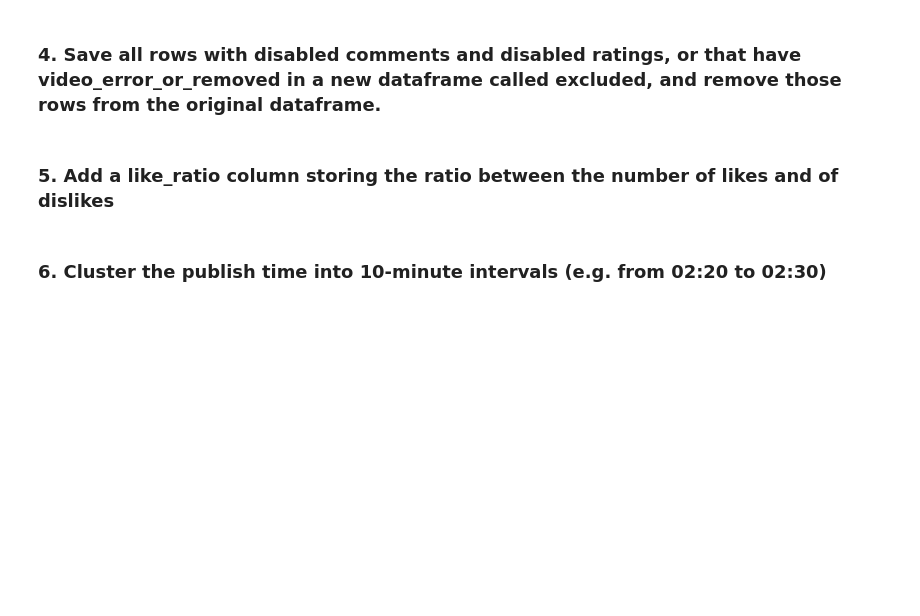
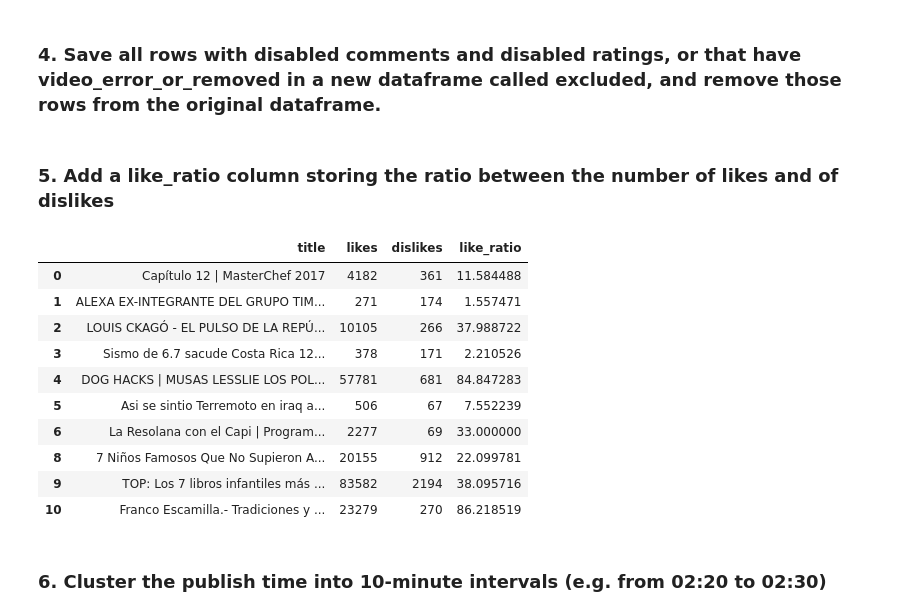
Before and after one commit to meryannjoy/Foundations-of-Computer-Science, a Jupyter notebook: Youtube Trending Notebook.ipynb, the cells around one changed output. Drawn from its saved outputs; the diff is of its cells as text; code cells hidden in the pictures; blank space fills up the shorter version.

```diff
--- a/Youtube Trending Notebook.ipynb
+++ b/Youtube Trending Notebook.ipynb
@@ -94,5 +149,20 @@ df_videos_disabled = df_videos[df_videos["comments_disabled"] | df_videos["video
 df_videos = df_videos.drop(df_videos_disabled.index)
 # %% [markdown]
 ### 5. Add a like_ratio column storing the ratio between the number of likes and of dislikes
+# %%
+df_videos["like_ratio"] = df_videos["likes"] / df_videos["dislikes"].replace(0, 1)
+df_videos[["title", "likes", "dislikes", "like_ratio"]].head(10)
+# %% [output]
+|  | title | likes | dislikes | like_ratio |
+| 0 | Capítulo 12 | MasterChef 2017 | 4182 | 361 | 11.584488 |
+| 1 | ALEXA EX-INTEGRANTE DEL GRUPO TIM... | 271 | 174 | 1.557471 |
+| 2 | LOUIS CKAGÓ - EL PULSO DE LA REPÚ... | 10105 | 266 | 37.988722 |
+| 3 | Sismo de 6.7 sacude Costa Rica 12... | 378 | 171 | 2.210526 |
+| 4 | DOG HACKS | MUSAS LESSLIE LOS POL... | 57781 | 681 | 84.847283 |
+| 5 | Asi se sintio Terremoto en iraq a... | 506 | 67 | 7.552239 |
+| 6 | La Resolana con el Capi | Program... | 2277 | 69 | 33.000000 |
+| 8 | 7 Niños Famosos Que No Supieron A... | 20155 | 912 | 22.099781 |
+| 9 | TOP: Los 7 libros infantiles más ... | 83582 | 2194 | 38.095716 |
+| 10 | Franco Escamilla.- Tradiciones y ... | 23279 | 270 | 86.218519 |
 # %% [markdown]
 ### 6. Cluster the publish time into 10-minute intervals (e.g. from 02:20 to 02:30)
```
Also changed, not shown: parts of 10 cells of this notebook.
